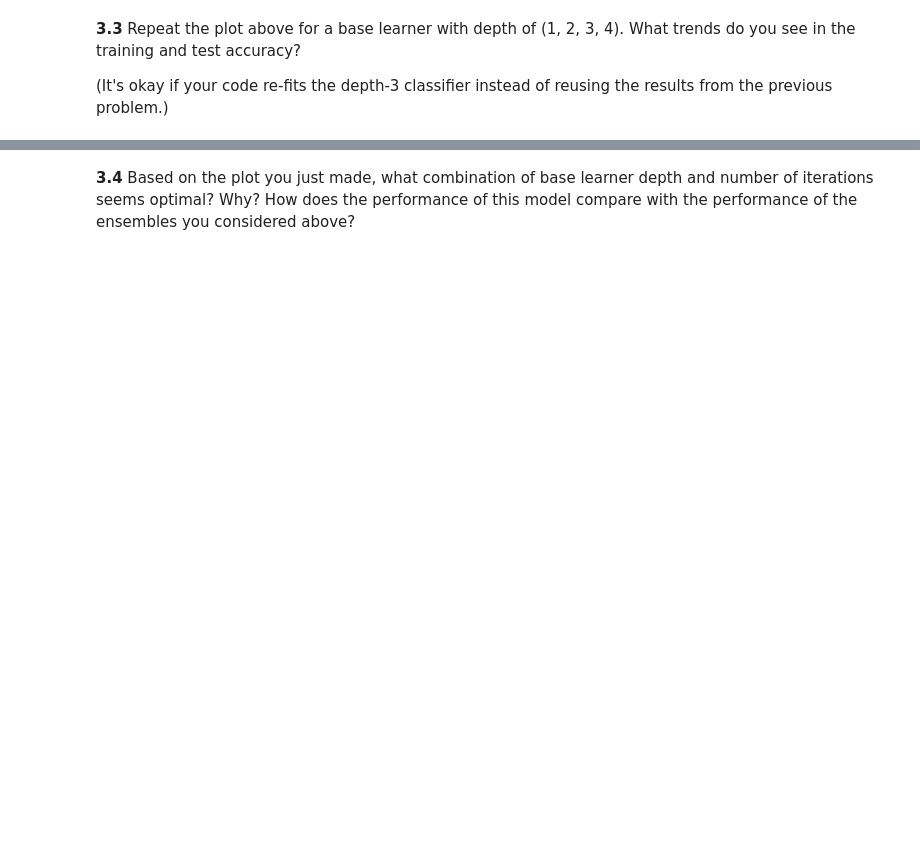
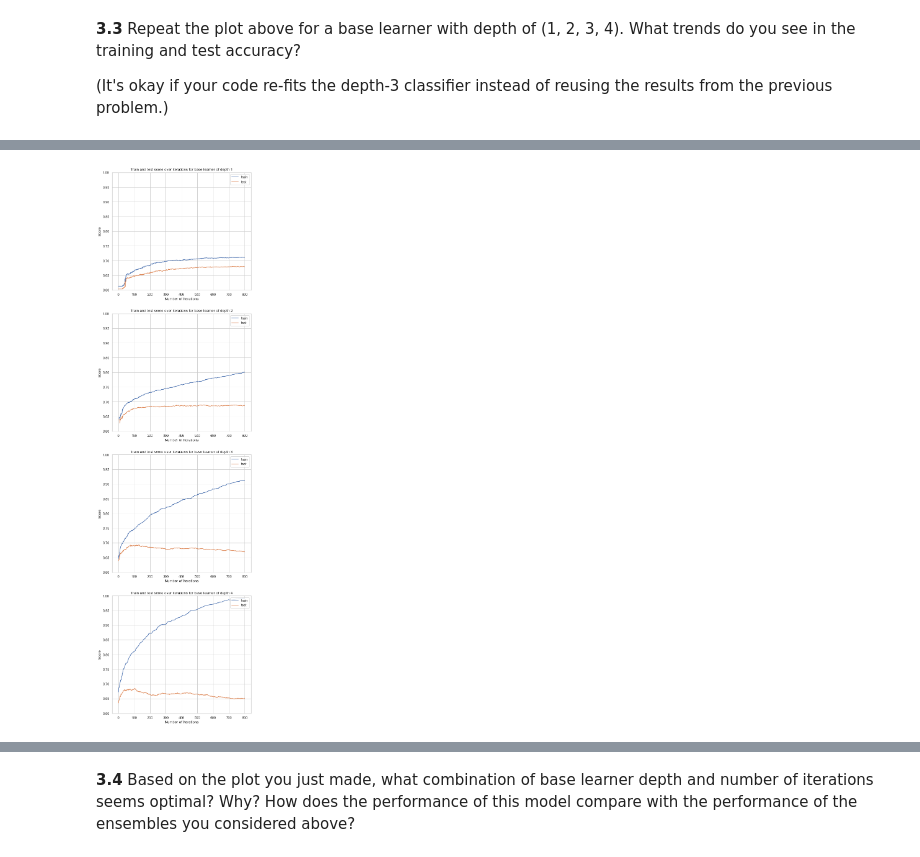
Before and after one commit to anuragmitra4/2021-s109a, a Jupyter notebook: psets/cs_s109a_hw5/cs_s109a_hw5.ipynb, the cells around one changed output, grey strips where cells are left out. Cells and saved outputs as stored; diff of their text form; code cells hidden in the pictures; blank space fills up the shorter version.

```diff
--- a/psets/cs_s109a_hw5/cs_s109a_hw5.ipynb
+++ b/psets/cs_s109a_hw5/cs_s109a_hw5.ipynb
@@ -352,0 +477,23 @@ Report the train and test accuracies. For each predictor, make a plot that compa
+# %%
+fig, axes = plt.subplots(4, 1, figsize=(8, 32))
+
+for i in range(4):
+    base = DecisionTreeClassifier(max_depth=i+1)
+    boost = AdaBoostClassifier(base_estimator=base, n_estimators=800, learning_rate=0.05, random_state=109)
+    boost.fit(X_train, y_train)
+
+    train_s = list(boost.staged_score(X_train, y_train))
+    test_s = list(boost.staged_score(X_test, y_test))
+
+    dummy = np.arange(1, 801)
+    axes[i].set_ylim((0.6,1.0))
+
+    axes[i].plot(dummy, train_s, label="train")
+    axes[i].plot(dummy, test_s, label="test")
+    axes[i].legend(loc="upper right")
+
+    axes[i].set_title("Train and test score over iterations for base learner of depth {}".format(str(i + 1)))
+    axes[i].set_xlabel('Number of Iterations')
+    axes[i].set_ylabel('Score')
+# %% [output]
+[figure, added]
```
Also changed, not shown: parts of 48 cells of this notebook, 8 other files.
